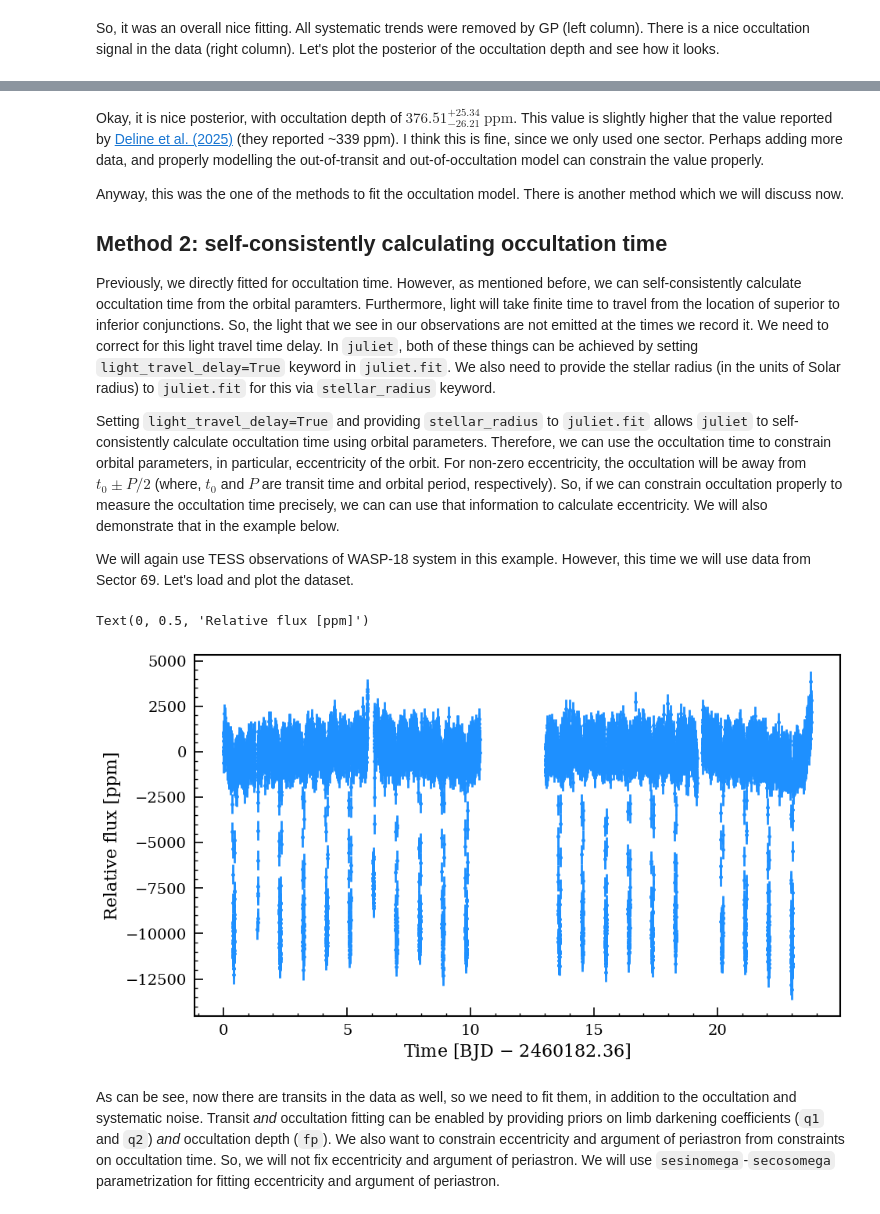
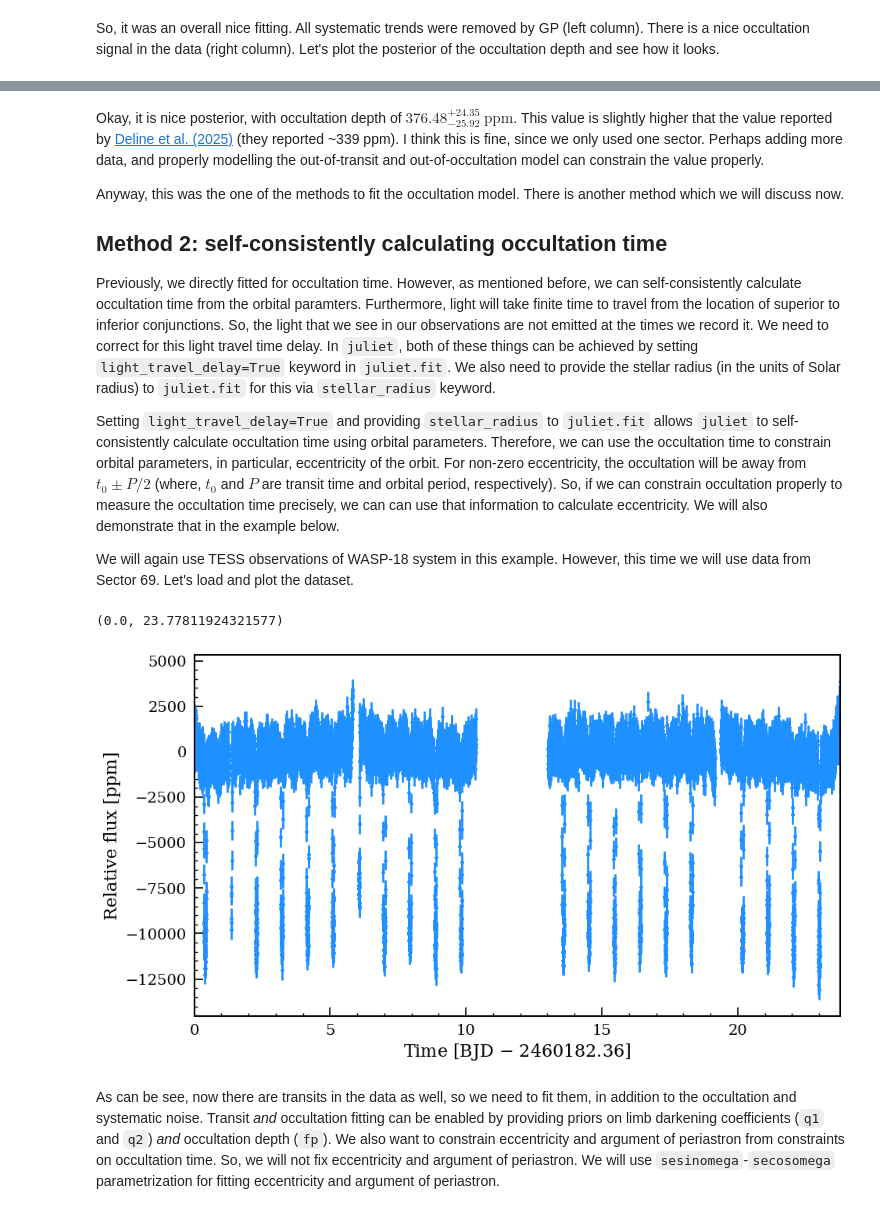
Before and after one commit to Jayshil/juliet-examples, a Jupyter notebook: single_instrument.ipynb, the cells around one changed output, grey strips where cells are left out. Drawn from its saved outputs; the diff is of its cells as text; code cells hidden in the pictures.

```diff
--- a/single_instrument.ipynb
+++ b/single_instrument.ipynb
@@ -265,5 +266,5 @@ sns.despine()
 # %% [markdown]
-Okay, it is nice posterior, with occultation depth of $376.51^{+25.34}_{-26.21}~\text{ppm}$. This value is slightly higher that the value reported by [Deline et al. (2025)](https://ui.adsabs.harvard.edu/abs/2025A%26A...699A.150D/abstract) (they reported ~339 ppm). I think this is fine, since we only used one sector. Perhaps adding more data, and properly modelling the out-of-transit and out-of-occultation model can constrain the value properly.
+Okay, it is nice posterior, with occultation depth of $376.48^{+24.35}_{-25.92}~\text{ppm}$. This value is slightly higher that the value reported by [Deline et al. (2025)](https://ui.adsabs.harvard.edu/abs/2025A%26A...699A.150D/abstract) (they reported ~339 ppm). I think this is fine, since we only used one sector. Perhaps adding more data, and properly modelling the out-of-transit and out-of-occultation model can constrain the value properly.
 
 Anyway, this was the one of the methods to fit the occultation model. There is another method which we will discuss now.
 
@@ -277,15 +278,16 @@ We will again use TESS observations of WASP-18 system in this example. However,
 # %%
 tim69, fl69, fle69 = np.loadtxt(os.getcwd() + '/Data/WASP-18_TESS69.dat',\
                               usecols=(0,1,2), unpack=True)
 
 # Ploting the data
 fig, axs = plt.subplots()
 axs.errorbar(tim69-tim69[0], (fl69-1)*1e6, yerr=fle69*1e6, fmt='.', color='dodgerblue')
 axs.set_xlabel('Time [BJD $-$ {:.2f}]'.format(tim69[0]))
 axs.set_ylabel('Relative flux [ppm]')
+axs.set_xlim(0., np.max(tim69-tim69[0]))
 # %% [output]
-Text(0, 0.5, 'Relative flux [ppm]')
+(0.0, 23.77811924321577)
-[figure, old version]
+[figure, new version]
 # %% [markdown]
 As can be see, now there are transits in the data as well, so we need to fit them, in addition to the occultation and systematic noise. Transit _and_ occultation fitting can be enabled by providing priors on limb darkening coefficients (`q1` and `q2`) _and_ occultation depth (`fp`). We also want to constrain eccentricity and argument of periastron from constraints on occultation time. So, we will not fix eccentricity and argument of periastron. We will use `sesinomega`-`secosomega` parametrization for fitting eccentricity and argument of periastron.
 # %%
```
Also changed, not shown: parts of 7 cells of this notebook.
